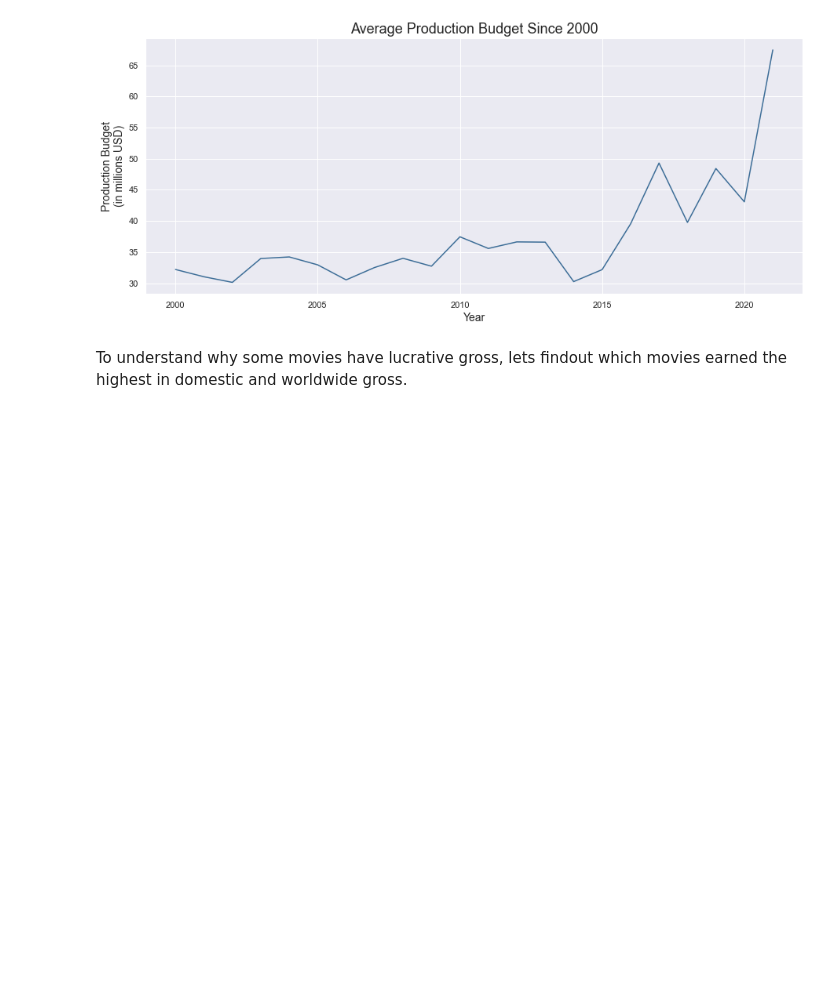
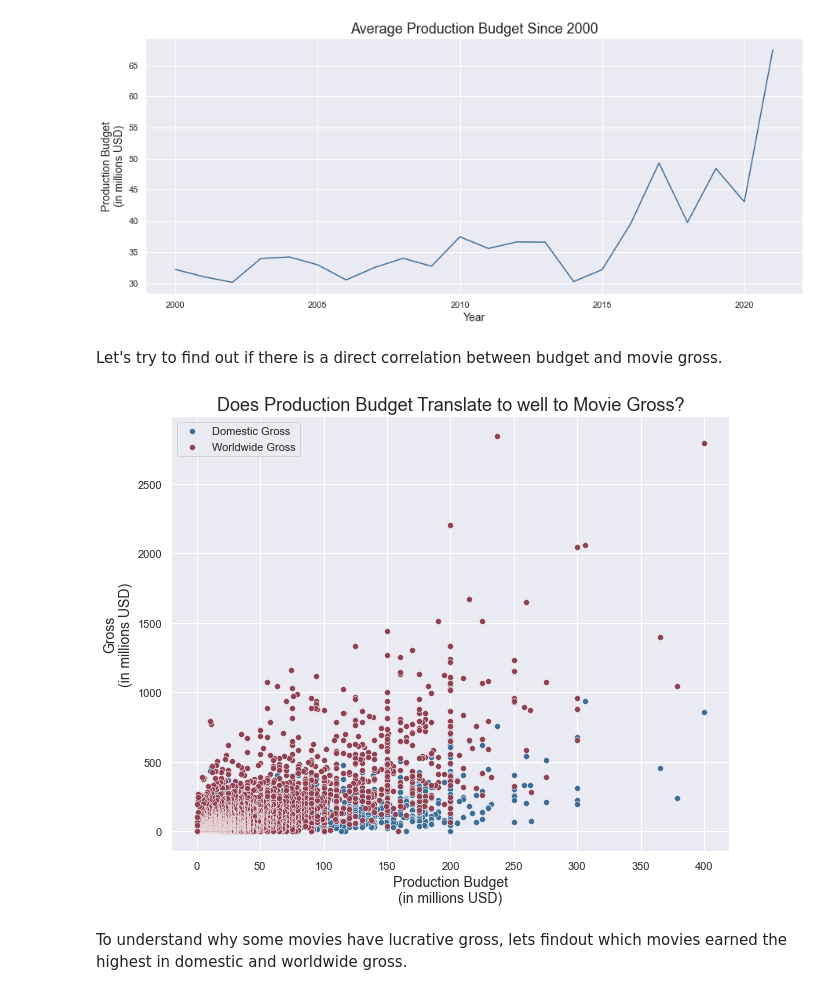
Before and after one commit to afanta-fi/Microsoft_in_The_Movie_Business, a Jupyter notebook: code/visualization.ipynb, the cells around one changed output. Saved outputs shown, nothing was run; the diff lists cells and outputs as text; code cells hidden in the pictures; blank space fills up the shorter version.

```diff
--- a/code/visualization.ipynb
+++ b/code/visualization.ipynb
@@ -17,7 +17,7 @@ from collections import Counter
 Let's load `movies.csv.gz` that was produced by [data consolidating notebook](consolidate_scraped_data.ipynb). For this visualization to function, run [this notebook](consolidate_scraped_data.ipynb) first.
 # %%
 #Load our dataset
-movies_df = pd.read_csv("zippedData/movies.csv.gz",compression='gzip', encoding='utf-8')
+movies_df = pd.read_csv("../zippedData/movies.csv.gz",compression='gzip', encoding='utf-8')
 # %%
 #Function to change the production budget, domestic and worldwide gross into a number
 def enum(value):
@@ -106,5 +108,25 @@ plt.savefig('images/budget_by_year.png')
 # %% [output]
 [figure]
+# %% [markdown]
+Let's try to find out if there is a direct correlation between budget and movie gross.
+# %%
+#Relationship between budget and gross
+#Set image size
+sns.set(rc={"figure.figsize":(10, 8)})
+df = movies_df.copy()
+#Show budget in millions
+df['production_budget'] = df['production_budget']/1e6
+df['domestic_gross'] = df['domestic_gross']/1e6
+df['worldwide_gross'] = df['worldwide_gross']/1e6
+ax_1 = sns.scatterplot(data=df, x='production_budget',y='domestic_gross',color="#3C6D97")
+ax_2 = sns.scatterplot(data=df, x='production_budget',y='worldwide_gross',color="#914252")
+ax_2.set_xlabel('Production Budget\n(in millions USD)',fontsize=14)
+ax_2.set_ylabel('Gross\n(in millions USD)',fontsize=14)
+ax_2.set_title('Does Production Budget Translate to well to Movie Gross?',fontsize=18);
+plt.legend(labels=["Domestic Gross","Worldwide Gross"])
+plt.savefig('../images/budget_and_gross.png')
+# %% [output]
+[figure, added]
 # %% [markdown]
 To understand why some movies have lucrative gross, lets findout which movies earned the highest in domestic and worldwide gross.
 # %%
```
Also changed, not shown: parts of 12 cells of this notebook, 1 other file.
